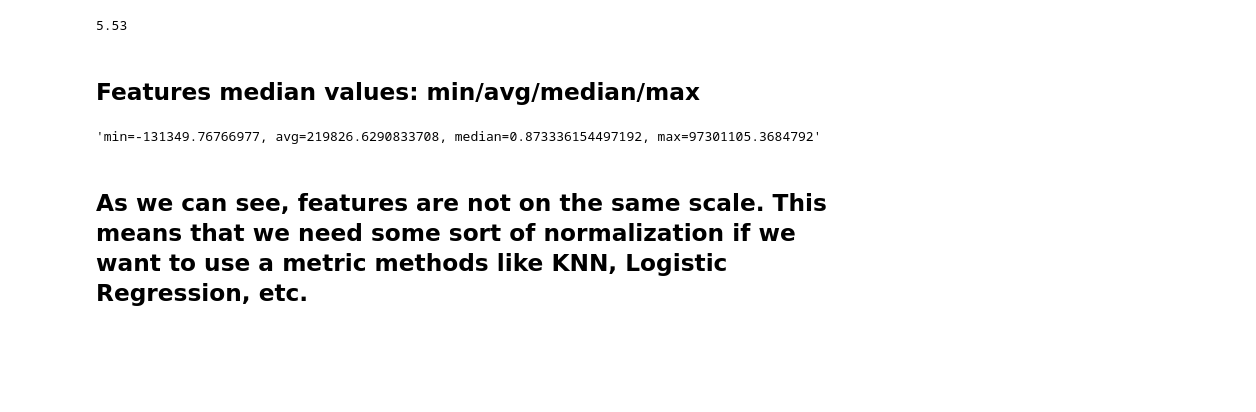
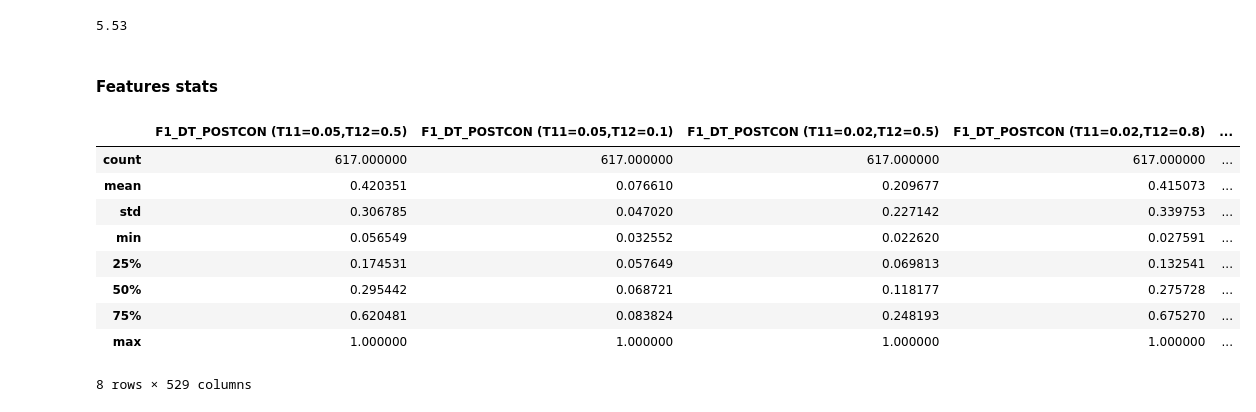
Before and after one commit to elna4os/lunit-assignment, a Jupyter notebook: notebooks/EDA.ipynb, the cells around one changed output. Saved outputs shown, nothing was run; the diff lists cells and outputs as text; code cells hidden in the pictures; blank space fills up the shorter version.

```diff
--- a/notebooks/EDA.ipynb
+++ b/notebooks/EDA.ipynb
@@ -180,12 +294,18 @@ total_pair_num  = n * (n - 1) / 2
 round(100 * high_corr_pair_num / total_pair_num, round_to)
 # %% [output]
 5.53
-# %% [markdown]
-## Features median values: min/avg/median/max
-# %%
-features_medians = df_image_features_train[image_features_cols].median()
-f'min={features_medians.min()}, avg={features_medians.mean()}, median={features_medians.median()}, max={features_medians.max()}'
-# %% [output]
-'min=-131349.76766977, avg=219826.6290833708, median=0.873336154497192, max=97301105.3684792'
-# %% [markdown]
-## As we can see, features are not on the same scale. This means that we need some sort of normalization if we want to use a metric methods like KNN, Logistic Regression, etc.
+# %% [markdown]
+#### Features stats
+# %%
+df_image_features_train[image_features_cols].describe()
+# %% [output]
+|  | F1_DT_POSTCON (T11=0.05,T12=0.5) | F1_DT_POSTCON (T11=0.05,T12=0.1) | F1_DT_POSTCON (T11=0.02,T12=0.5) | F1_DT_POSTCON (T11=0.02,T12=0.8) | ... |
+| count | 617.000000 | 617.000000 | 617.000000 | 617.000000 | ... |
+| mean | 0.420351 | 0.076610 | 0.209677 | 0.415073 | ... |
+| std | 0.306785 | 0.047020 | 0.227142 | 0.339753 | ... |
+| min | 0.056549 | 0.032552 | 0.022620 | 0.027591 | ... |
+| 25% | 0.174531 | 0.057649 | 0.069813 | 0.132541 | ... |
+| 50% | 0.295442 | 0.068721 | 0.118177 | 0.275728 | ... |
+| 75% | 0.620481 | 0.083824 | 0.248193 | 0.675270 | ... |
+| max | 1.000000 | 1.000000 | 1.000000 | 1.000000 | ... |
+8 rows × 529 columns
```
Also changed, not shown: parts of 34 cells of this notebook.
